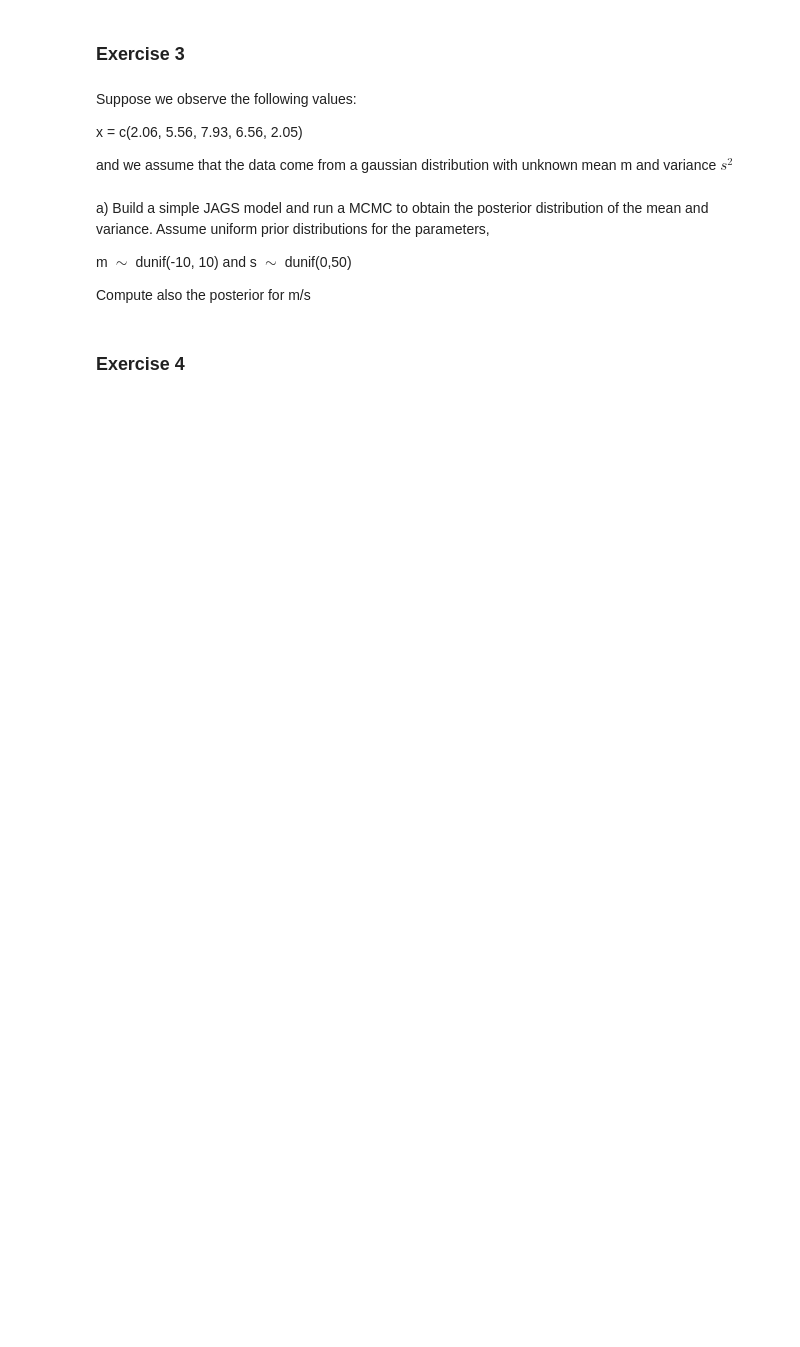
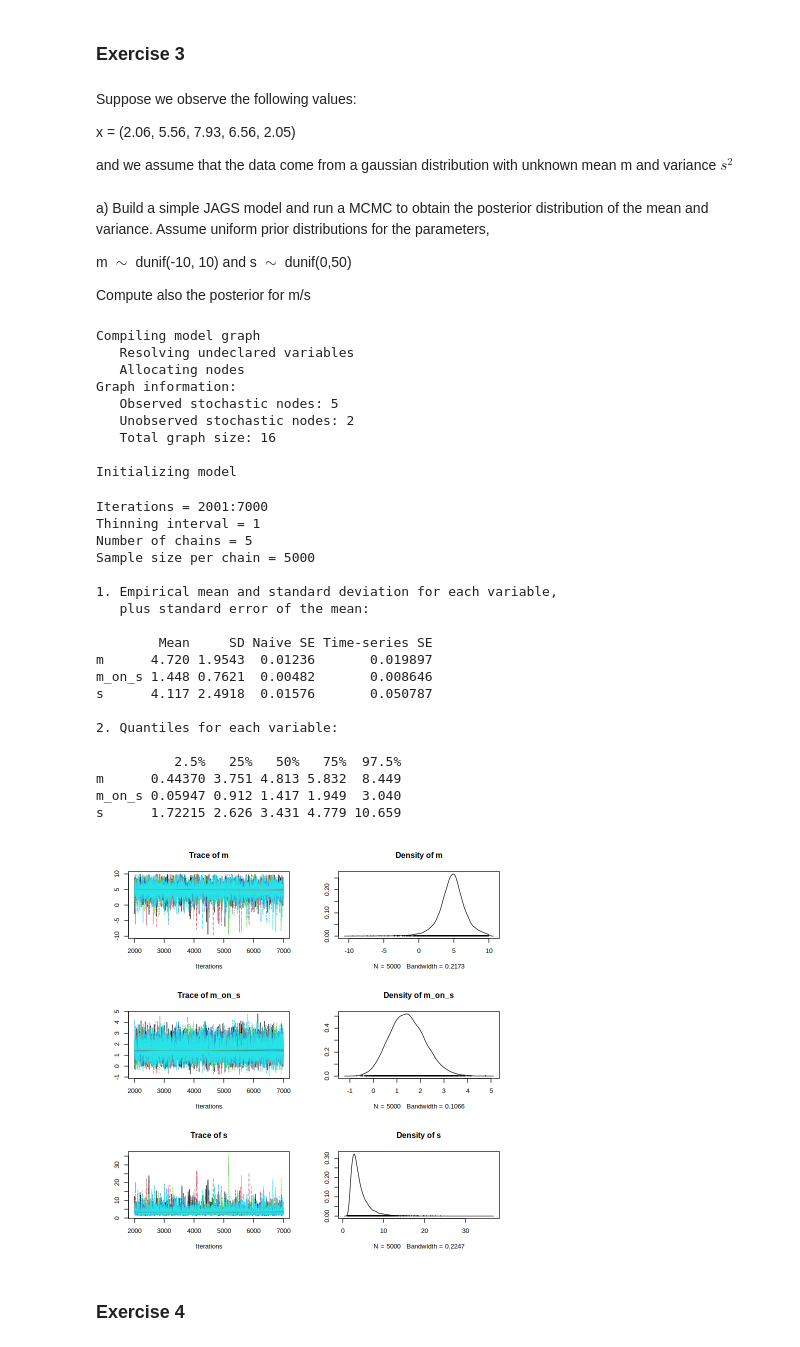
Before and after one commit to Alcadis/ASPA, a Jupyter notebook: Ex5/Semenzato_Andrea_Rlab05.ipynb, the cells around one changed output. Saved outputs shown, nothing was run; the diff lists cells and outputs as text; code cells hidden in the pictures; blank space fills up the shorter version.

```diff
--- a/Ex5/Semenzato_Andrea_Rlab05.ipynb
+++ b/Ex5/Semenzato_Andrea_Rlab05.ipynb
@@ -337,7 +340,7 @@ print(ci_sigma)
 # %% [markdown]
 Suppose we observe the following values:
 
-x = c(2.06, 5.56, 7.93, 6.56, 2.05)
+x = (2.06, 5.56, 7.93, 6.56, 2.05)
 
 and we assume that the data come from a gaussian distribution with unknown mean m and variance $s^2$
 # %% [markdown]
@@ -346,6 +349,61 @@ a) Build a simple JAGS model and run a MCMC to obtain the posterior distribution
 m $\sim$ dunif(-10, 10) and s $\sim$ dunif(0,50)
 
 Compute also the posterior for m/s
+# %%
+x = c(2.06, 5.56, 7.93, 6.56, 2.05)
+data = list(x=x, N=length(x))
+
+#jags dnorm() requires precision (tau) that is 1/s^2
+model_text = "model {
+    for (i in 1:N) {
+        x[i] ~ dnorm(m, tau)
+    }
+    m ~ dunif(-10, 10)
+    s ~ dunif(0, 50)
+    tau = pow(s, -2)
+    m_on_s = m/s
+}"
+
+inits = function() {
+    list(m=runif(1, -10, 10), s=runif(1, 0, 50))
+}
+
+model = jags.model(textConnection(model_text), data, inits, 5)
+update(model, 1000) #burn-in
+
+samples = coda.samples(model, c("m", "s", "m_on_s"), 5000)
+summary(samples)
+plot(samples)
+# %% [output]
+Compiling model graph
+   Resolving undeclared variables
+   Allocating nodes
+Graph information:
+   Observed stochastic nodes: 5
+   Unobserved stochastic nodes: 2
+   Total graph size: 16
+
+Initializing model
+Iterations = 2001:7000
+Thinning interval = 1
+Number of chains = 5
+Sample size per chain = 5000
+
+1. Empirical mean and standard deviation for each variable,
+   plus standard error of the mean:
+
+        Mean     SD Naive SE Time-series SE
+m      4.720 1.9543  0.01236       0.019897
+m_on_s 1.448 0.7621  0.00482       0.008646
+s      4.117 2.4918  0.01576       0.050787
+
+2. Quantiles for each variable:
+
+          2.5%   25%   50%   75%  97.5%
+m      0.44370 3.751 4.813 5.832  8.449
+m_on_s 0.05947 0.912 1.417 1.949  3.040
+s      1.72215 2.626 3.431 4.779 10.659
+[figure, added]
 # %% [markdown]
 ### Exercise 4
 # %% [markdown]
```
Also changed, not shown: parts of 9 cells of this notebook.
